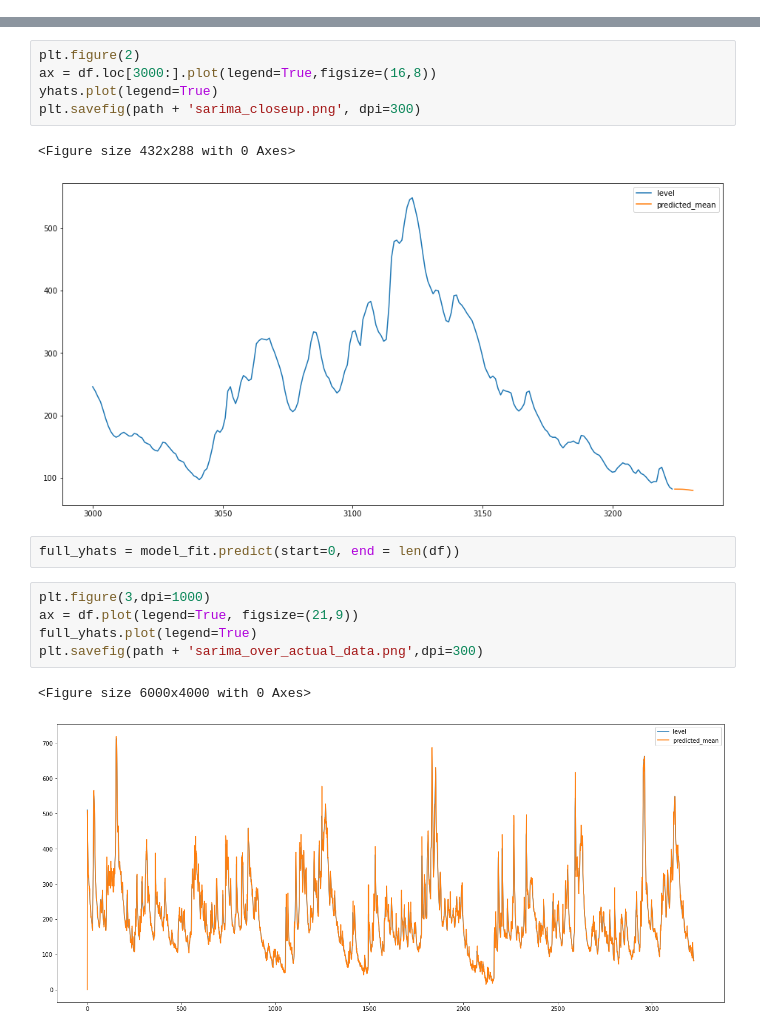
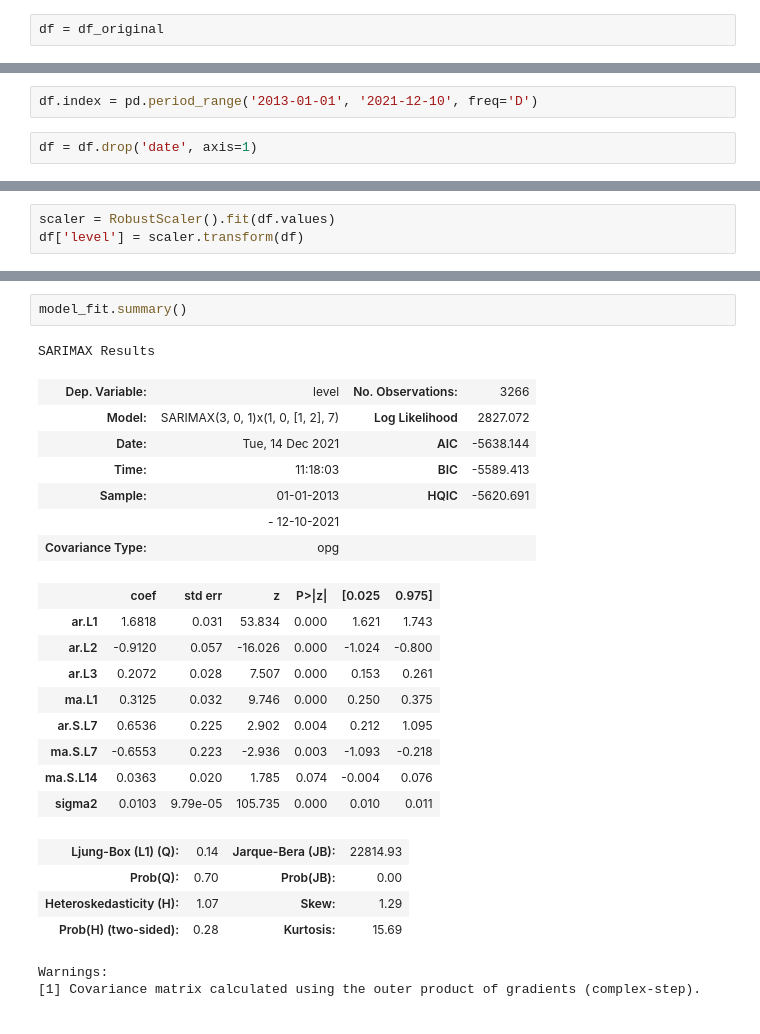
Before and after one commit to AJWarnke/datascienceml2022, a Jupyter notebook: sarima.ipynb, the cells around one changed output, grey strips where cells are left out. Saved outputs shown, nothing was run; the diff lists cells and outputs as text.

```diff
--- a/sarima.ipynb
+++ b/sarima.ipynb
@@ -9,4 +12,6 @@ df = pd.read_csv('data/Kaub_Level_Since_2013.csv')
 path = 'results/' # Used for saving figures later on
+# %%
+df = df_original
 # %%
 print(len(df))
 # %% [output]
@@ -15,0 +28,4 @@ Now make a 90-10 train test split
+# %%
+df.index = pd.period_range('2013-01-01', '2021-12-10', freq='D')
+# %%
+df = df.drop('date', axis=1)
@@ -16,3 +48,6 @@ Now make a 90-10 train test split
+# %%
+scaler = RobustScaler().fit(df.values)
+df['level'] = scaler.transform(df)
 # %%
 auto_arima(df['level'], m=7, trace=True)
 # %% [output]
@@ -85,18 +107,26 @@ yhats.plot(legend=True)
-# %%
-plt.figure(2)
-ax = df.loc[3000:].plot(legend=True,figsize=(16,8))
-yhats.plot(legend=True)
-plt.savefig(path + 'sarima_closeup.png', dpi=300)
-# %% [output]
-<Figure size 432x288 with 0 Axes>
-[figure, removed]
-# %%
-full_yhats = model_fit.predict(start=0, end = len(df))
-# %%
-plt.figure(3,dpi=1000)
-ax = df.plot(legend=True, figsize=(21,9))
-full_yhats.plot(legend=True)
-plt.savefig(path + 'sarima_over_actual_data.png',dpi=300)
-# %% [output]
-<Figure size 6000x4000 with 0 Axes>
-[figure, removed]
+# %%
+model_fit.summary()
+# %% [output]
+SARIMAX Results
+| Dep. Variable: | level | No. Observations: | 3266 |
+| Model: | SARIMAX(3, 0, 1)x(1, 0, [1, 2], 7) | Log Likelihood | 2827.072 |
+| Date: | Tue, 14 Dec 2021 | AIC | -5638.144 |
+| Time: | 11:18:03 | BIC | -5589.413 |
+| Sample: | 01-01-2013 | HQIC | -5620.691 |
+|  | - 12-10-2021 |  |  |
+| Covariance Type: | opg |  |  |
+|  | coef | std err | z | P>|z| | [0.025 | 0.975] |
+| ar.L1 | 1.6818 | 0.031 | 53.834 | 0.000 | 1.621 | 1.743 |
+| ar.L2 | -0.9120 | 0.057 | -16.026 | 0.000 | -1.024 | -0.800 |
+| ar.L3 | 0.2072 | 0.028 | 7.507 | 0.000 | 0.153 | 0.261 |
+| ma.L1 | 0.3125 | 0.032 | 9.746 | 0.000 | 0.250 | 0.375 |
+| ar.S.L7 | 0.6536 | 0.225 | 2.902 | 0.004 | 0.212 | 1.095 |
+| ma.S.L7 | -0.6553 | 0.223 | -2.936 | 0.003 | -1.093 | -0.218 |
+| ma.S.L14 | 0.0363 | 0.020 | 1.785 | 0.074 | -0.004 | 0.076 |
+| sigma2 | 0.0103 | 9.79e-05 | 105.735 | 0.000 | 0.010 | 0.011 |
+| Ljung-Box (L1) (Q): | 0.14 | Jarque-Bera (JB): | 22814.93 |
+| Prob(Q): | 0.70 | Prob(JB): | 0.00 |
+| Heteroskedasticity (H): | 1.07 | Skew: | 1.29 |
+| Prob(H) (two-sided): | 0.28 | Kurtosis: | 15.69 |
+Warnings:
+[1] Covariance matrix calculated using the outer product of gradients (complex-step).
```
Also changed, not shown: parts of 29 cells of this notebook.
